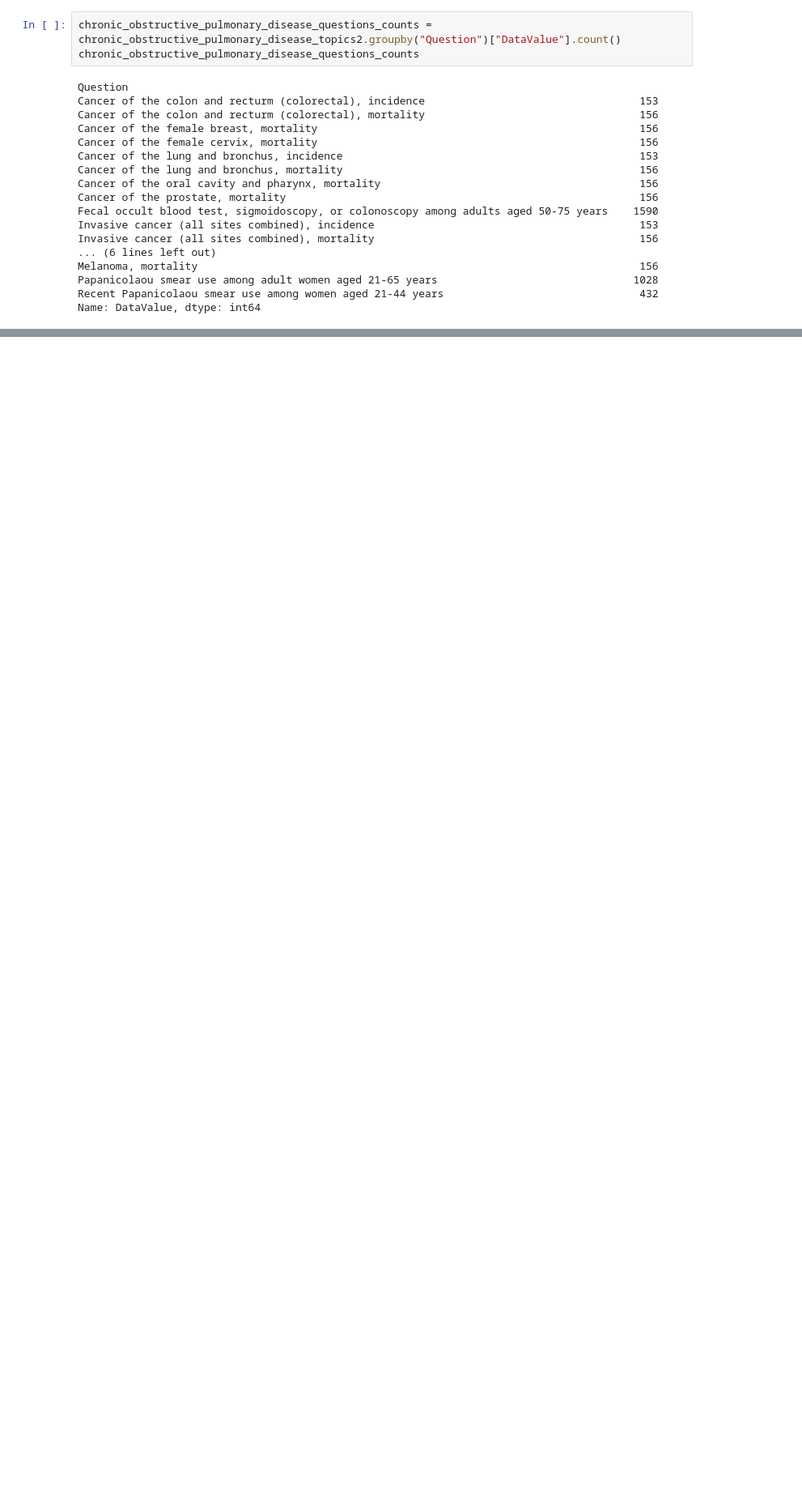
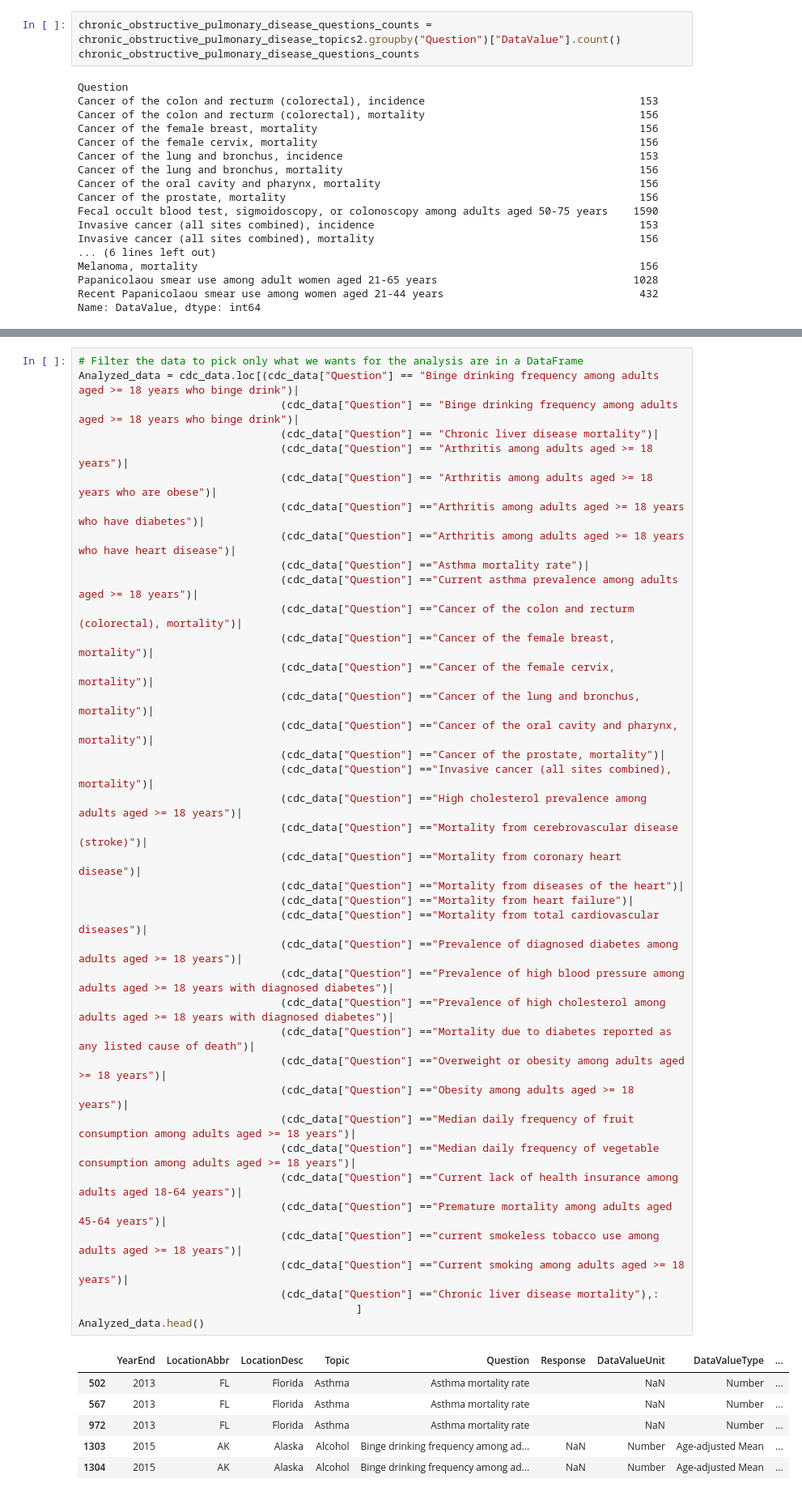
Before and after one commit to ByronIAllen/DataAnalysis_Project1, a Jupyter notebook: Chronic Disease.ipynb, the cells around one changed output, grey strips where cells are left out. Shown at 81% size. Drawn from its saved outputs; the diff is of its cells as text; blank space fills up the shorter version.

```diff
--- a/Chronic Disease.ipynb
+++ b/Chronic Disease.ipynb
@@ -286,0 +329,46 @@ Name: DataValue, dtype: int64
+# %%
+# Filter the data to pick only what we wants for the analysis are in a DataFrame
+Analyzed_data = cdc_data.loc[(cdc_data["Question"] == "Binge drinking frequency among adults aged >= 18 years who binge drink")|
+                                (cdc_data["Question"] == "Binge drinking frequency among adults aged >= 18 years who binge drink")|
+                                (cdc_data["Question"] == "Chronic liver disease mortality")|
+                                (cdc_data["Question"] == "Arthritis among adults aged >= 18 years")|
+                                (cdc_data["Question"] == "Arthritis among adults aged >= 18 years who are obese")|
+                                (cdc_data["Question"] =="Arthritis among adults aged >= 18 years who have diabetes")|
+                                (cdc_data["Question"] =="Arthritis among adults aged >= 18 years who have heart disease")|
+                                (cdc_data["Question"] =="Asthma mortality rate")|
+                                (cdc_data["Question"] =="Current asthma prevalence among adults aged >= 18 years")|
+                                (cdc_data["Question"] =="Cancer of the colon and recturm (colorectal), mortality")|
+                                (cdc_data["Question"] =="Cancer of the female breast, mortality")|
+                                (cdc_data["Question"] =="Cancer of the female cervix, mortality")|
+                                (cdc_data["Question"] =="Cancer of the lung and bronchus, mortality")|
+                                (cdc_data["Question"] =="Cancer of the oral cavity and pharynx, mortality")|
+                                (cdc_data["Question"] =="Cancer of the prostate, mortality")|
+                                (cdc_data["Question"] =="Invasive cancer (all sites combined), mortality")|
+                                (cdc_data["Question"] =="High cholesterol prevalence among adults aged >= 18 years")|
+                                (cdc_data["Question"] =="Mortality from cerebrovascular disease (stroke)")|
+                                (cdc_data["Question"] =="Mortality from coronary heart disease")|
+                                (cdc_data["Question"] =="Mortality from diseases of the heart")|
+                                (cdc_data["Question"] =="Mortality from heart failure")|
+                                (cdc_data["Question"] =="Mortality from total cardiovascular diseases")|
+                                (cdc_data["Question"] =="Prevalence of diagnosed diabetes among adults aged >= 18 years")|
+                                (cdc_data["Question"] =="Prevalence of high blood pressure among adults aged >= 18 years with diagnosed diabetes")|
+                                (cdc_data["Question"] =="Prevalence of high cholesterol among adults aged >= 18 years with diagnosed diabetes")|
+                                (cdc_data["Question"] =="Mortality due to diabetes reported as any listed cause of death")|
+                                (cdc_data["Question"] =="Overweight or obesity among adults aged >= 18 years")|
+                                (cdc_data["Question"] =="Obesity among adults aged >= 18 years")|
+                                (cdc_data["Question"] =="Median daily frequency of fruit consumption among adults aged >= 18 years")|
+                                (cdc_data["Question"] =="Median daily frequency of vegetable consumption among adults aged >= 18 years")|
+                                (cdc_data["Question"] =="Current lack of health insurance among adults aged 18-64 years")|
+                                (cdc_data["Question"] =="Premature mortality among adults aged 45-64 years")|
+                                (cdc_data["Question"] =="current smokeless tobacco use among adults aged >= 18 years")|
+                                (cdc_data["Question"] =="Current smoking among adults aged >= 18 years")|
+                                (cdc_data["Question"] =="Chronic liver disease mortality"),:
+                                            ]
+Analyzed_data.head()
+# %% [output]
+|  | YearEnd | LocationAbbr | LocationDesc | Topic | Question | Response | DataValueUnit | DataValueType | ... |
+| 502 | 2013 | FL | Florida | Asthma | Asthma mortality rate |  | NaN | Number | ... |
+| 567 | 2013 | FL | Florida | Asthma | Asthma mortality rate |  | NaN | Number | ... |
+| 972 | 2013 | FL | Florida | Asthma | Asthma mortality rate |  | NaN | Number | ... |
+| 1303 | 2015 | AK | Alaska | Alcohol | Binge drinking frequency among ad... | NaN | Number | Age-adjusted Mean | ... |
+| 1304 | 2015 | AK | Alaska | Alcohol | Binge drinking frequency among ad... | NaN | Number | Age-adjusted Mean | ... |
```
Also changed, not shown: parts of 12 cells of this notebook, 1 other file.
